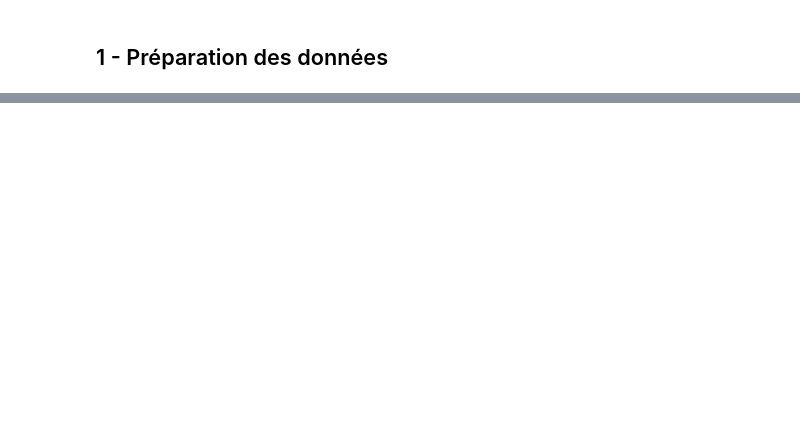
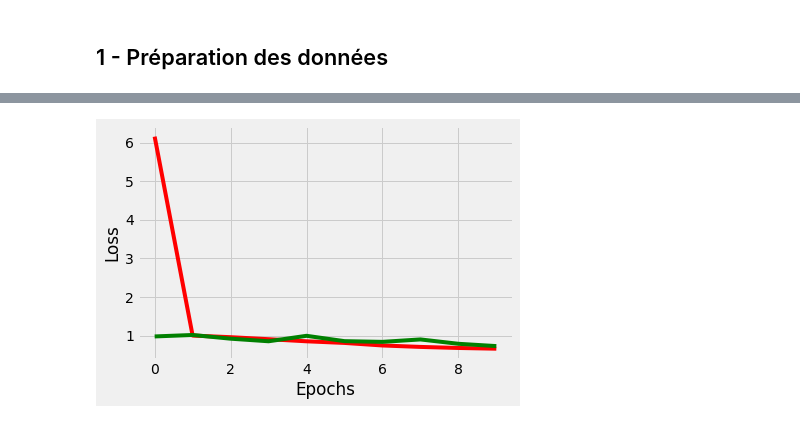
Before and after one commit to moh-IA/CatchMeIfYouCan, a Jupyter notebook: LittleSister.ipynb, the cells around one changed output, grey strips where cells are left out. Saved outputs shown, nothing was run; the diff lists cells and outputs as text; code cells hidden in the pictures; blank space fills up the shorter version.

Commit message:
[ADD] Premier test CNN

```diff
--- a/LittleSister.ipynb
+++ b/LittleSister.ipynb
@@ -29,0 +32,10 @@ Files successfully copied.
+# %%
+import tensorflow as tf
+from tensorflow import keras
+from keras.models import Sequential
+from keras.layers import Dense, Flatten, Conv2D, MaxPooling2D, Dropout
+from tensorflow.keras import layers
+from keras.utils import to_categorical
+import numpy as np
+import matplotlib.pyplot as plt
+plt.style.use('fivethirtyeight')
@@ -29,0 +73,17 @@ Files successfully copied.
+# %%
+# Test #001
+model = Sequential()
+
+model.add(Conv2D(32, (5, 5), activation='relu', input_shape=(32,32,3)))
+model.add(MaxPooling2D(pool_size=(2, 2)))
+model.add(Conv2D(64, (5, 5), activation='relu'))
+model.add(MaxPooling2D(pool_size=(2, 2)))
+model.add(Flatten())
+model.add(Dense(1000, activation='relu'))
+model.add(Dropout(0.5))
+model.add(Dense(500, activation='relu'))
+model.add(Dropout(0.5))
+model.add(Dense(250, activation='relu'))
+model.add(Dense(3, activation='softmax'))
+
+model.summary()
@@ -29,0 +108,4 @@ Files successfully copied.
+# %%
+model.compile(optimizer='adam', loss='categorical_crossentropy', metrics=['accuracy'])
+
+training = model.fit_generator(train_generator, epochs=NUM_EPOCHS, validation_data=test_generator)
@@ -29,0 +137,10 @@ Files successfully copied.
+# %%
+plt.plot(training.history['loss'], color='red', label='Training loss')
+plt.plot(training.history['val_loss'],  color='green', label='Validation loss')
+
+plt.xlabel('Epochs')
+plt.ylabel('Loss')
+
+plt.show()
+# %% [output]
+[figure, added]
```
Also changed, not shown: parts of 7 cells of this notebook, 1 other file.
